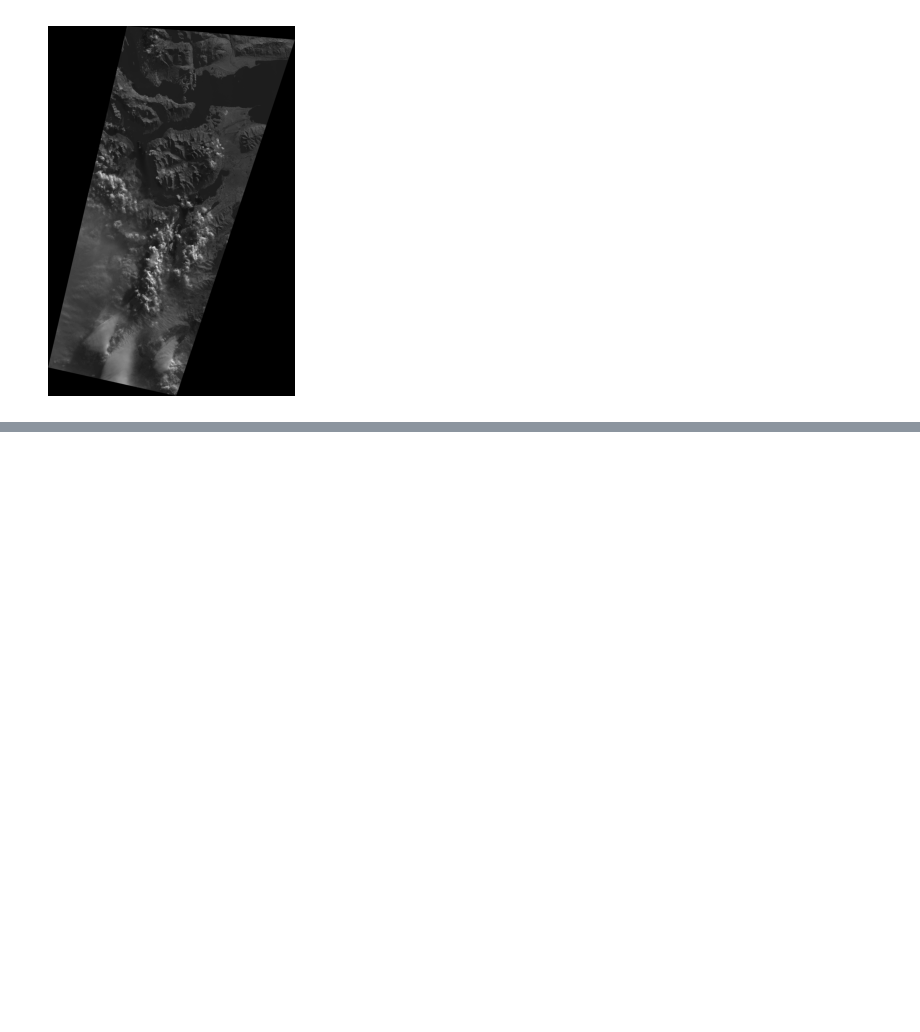
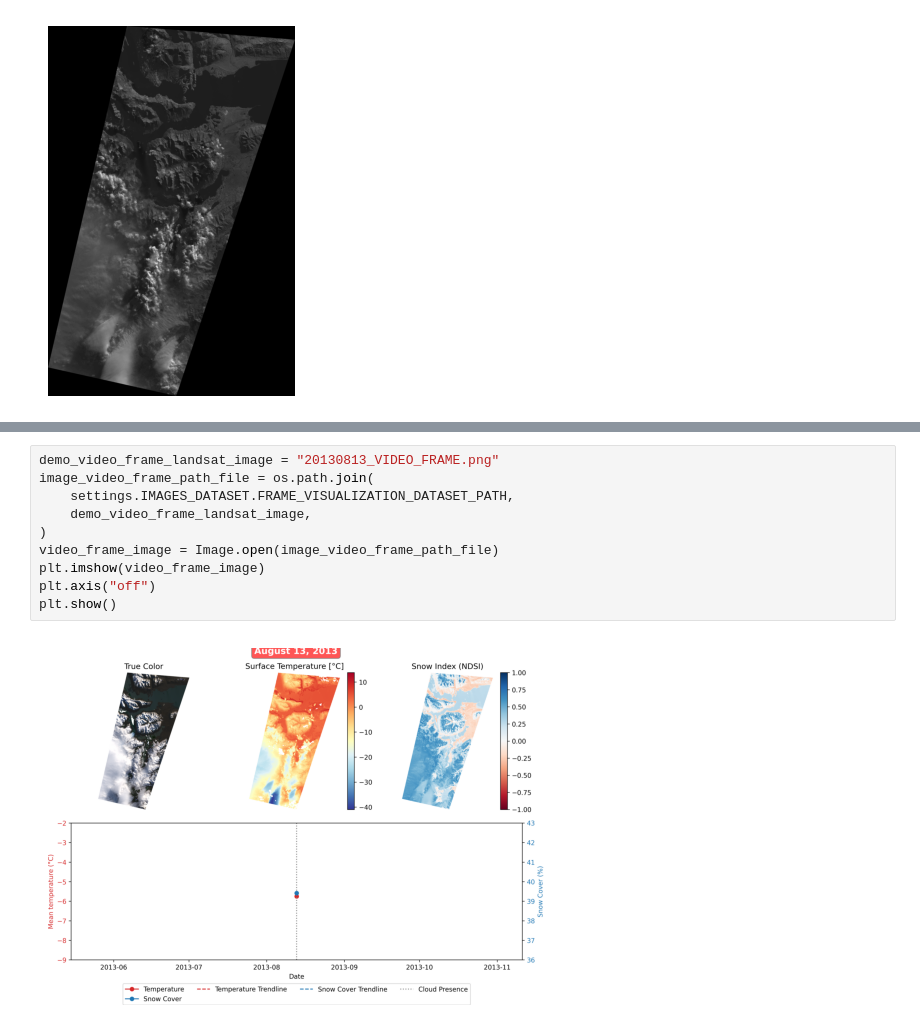
Before and after one commit to cristianrubioa/pale-blue-dot-challenge, a Jupyter notebook: lab/demo.ipynb, the cells around one changed output, grey strips where cells are left out. Drawn from its saved outputs; the diff is of its cells as text; blank space fills up the shorter version.

```diff
--- a/lab/demo.ipynb
+++ b/lab/demo.ipynb
@@ -160,0 +277,12 @@ plt.show()
+# %%
+demo_video_frame_landsat_image = "20130813_VIDEO_FRAME.png"
+image_video_frame_path_file = os.path.join(
+    settings.IMAGES_DATASET.FRAME_VISUALIZATION_DATASET_PATH,
+    demo_video_frame_landsat_image,
+)
+video_frame_image = Image.open(image_video_frame_path_file)
+plt.imshow(video_frame_image)
+plt.axis("off")
+plt.show()
+# %% [output]
+[figure, added]
```
Also changed, not shown: parts of 15 cells of this notebook, 32 other files.
